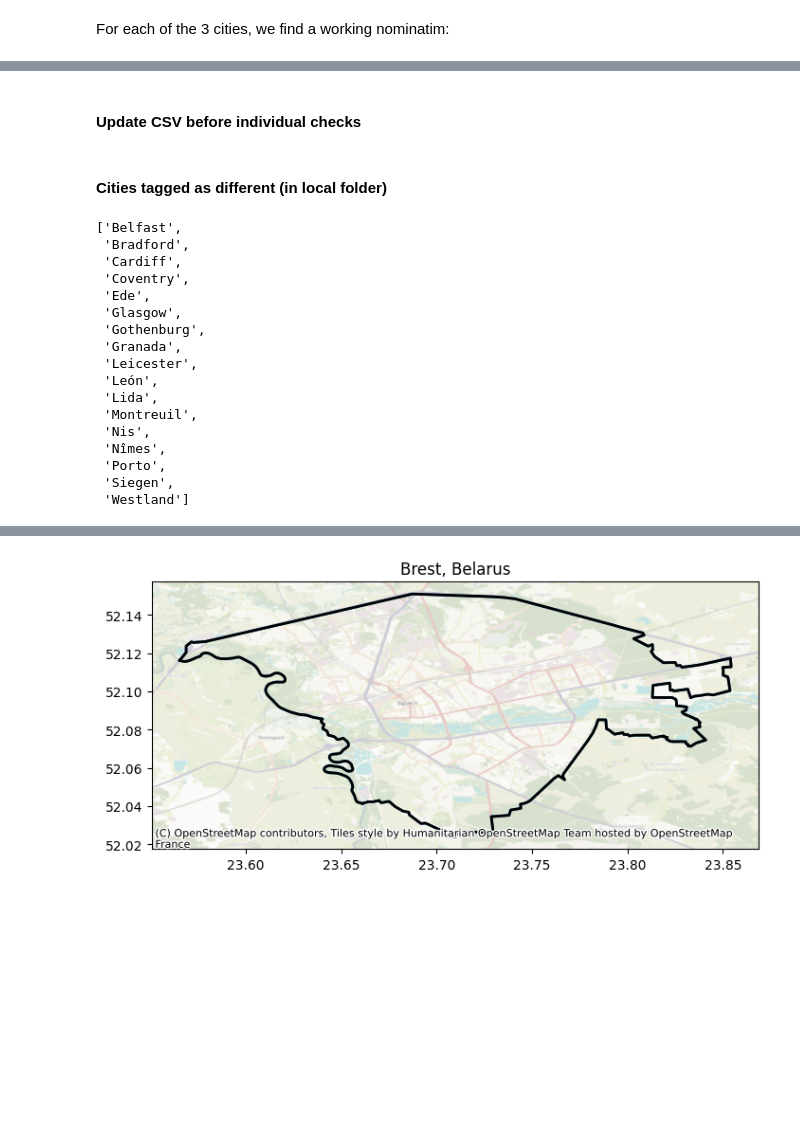
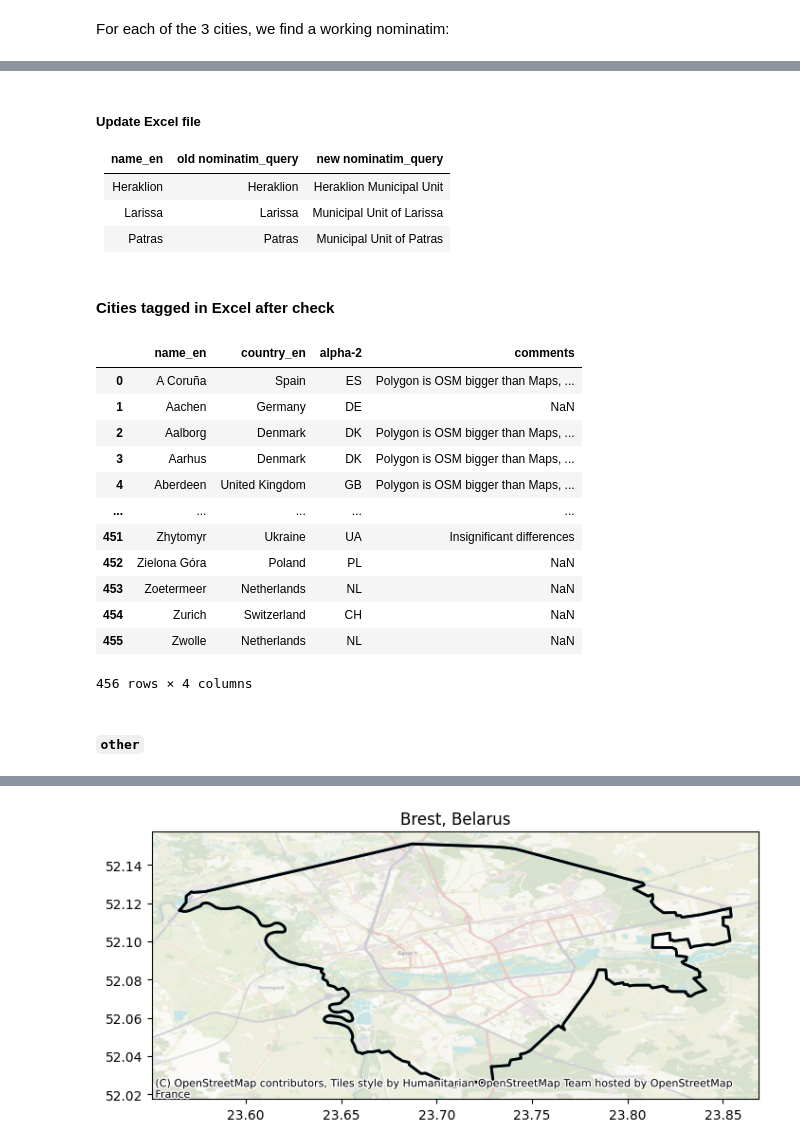
Before and after one commit to BikeNetKit/dataexport, a Jupyter notebook: scripts/check_polygons.ipynb, the cells around one changed output, grey strips where cells are left out. Cells and saved outputs as stored; diff of their text form; code cells hidden in the pictures; blank space fills up the shorter version.

```diff
--- a/scripts/check_polygons.ipynb
+++ b/scripts/check_polygons.ipynb
@@ -259,4 +340,10 @@ fig.savefig(f"../plots/boundary_{city_name}.jpeg", dpi=150, bbox_inches='tight')
 plt.close()
 cities[city]['nominatim_query'] = new_nominatim_query
 # %% [markdown]
-#### Update CSV before individual checks
+##### Update Excel file
+
+|name_en|old nominatim_query|new nominatim_query|
+|:---:|:---:|:---:|
+|Heraklion|Heraklion | Heraklion Municipal Unit|
+|Larissa|Larissa | Municipal Unit of Larissa|
+|Patras|Patras | Municipal Unit of Patras|
@@ -275,2 +350,2 @@ with open(cityfilepath, mode='w', newline = '', encoding='utf-8') as outfile:
 # %% [markdown]
-#### Cities tagged as different (in local folder)
+#### Cities tagged in Excel after check
@@ -290,20 +352,25 @@ with open("../external_data/cities_with_different_polygon.csv", "w", newline="",
-# %%
-cities_different
-# %% [output]
-['Belfast',
- 'Bradford',
- 'Cardiff',
- 'Coventry',
- 'Ede',
- 'Glasgow',
- 'Gothenburg',
- 'Granada',
- 'Leicester',
- 'León',
- 'Lida',
- 'Montreuil',
- 'Nis',
- 'Nîmes',
- 'Porto',
- 'Siegen',
- 'Westland']
+# %%
+# Load comments
+df_cities_comments = pd.read_excel(
+    '../cities/development/' + cityfilename,
+    sheet_name = 'Comments',
+    usecols = "A:B,E,G",
+    dtype=str
+    )
+df_cities_comments
+# %% [output]
+|  | name_en | country_en | alpha-2 | comments |
+| 0 | A Coruña | Spain | ES | Polygon is OSM bigger than Maps, ... |
+| 1 | Aachen | Germany | DE | NaN |
+| 2 | Aalborg | Denmark | DK | Polygon is OSM bigger than Maps, ... |
+| 3 | Aarhus | Denmark | DK | Polygon is OSM bigger than Maps, ... |
+| 4 | Aberdeen | United Kingdom | GB | Polygon is OSM bigger than Maps, ... |
+| ... | ... | ... | ... | ... |
+| 451 | Zhytomyr | Ukraine | UA | Insignificant differences |
+| 452 | Zielona Góra | Poland | PL | NaN |
+| 453 | Zoetermeer | Netherlands | NL | NaN |
+| 454 | Zurich | Switzerland | CH | NaN |
+| 455 | Zwolle | Netherlands | NL | NaN |
+456 rows × 4 columns
+# %% [markdown]
+##### `other`
```
Also changed, not shown: parts of 50 cells of this notebook.
